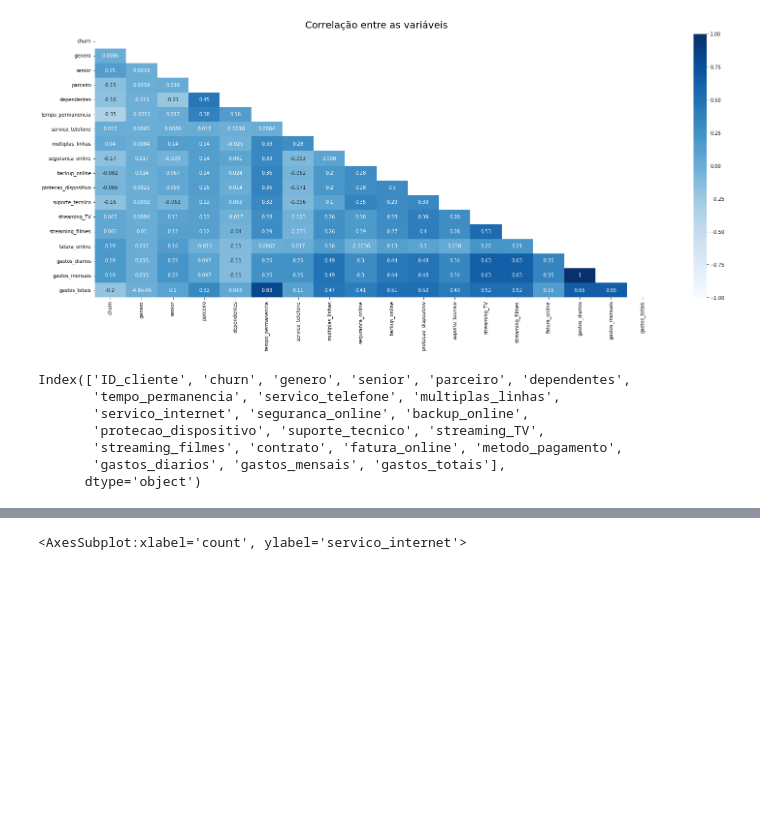
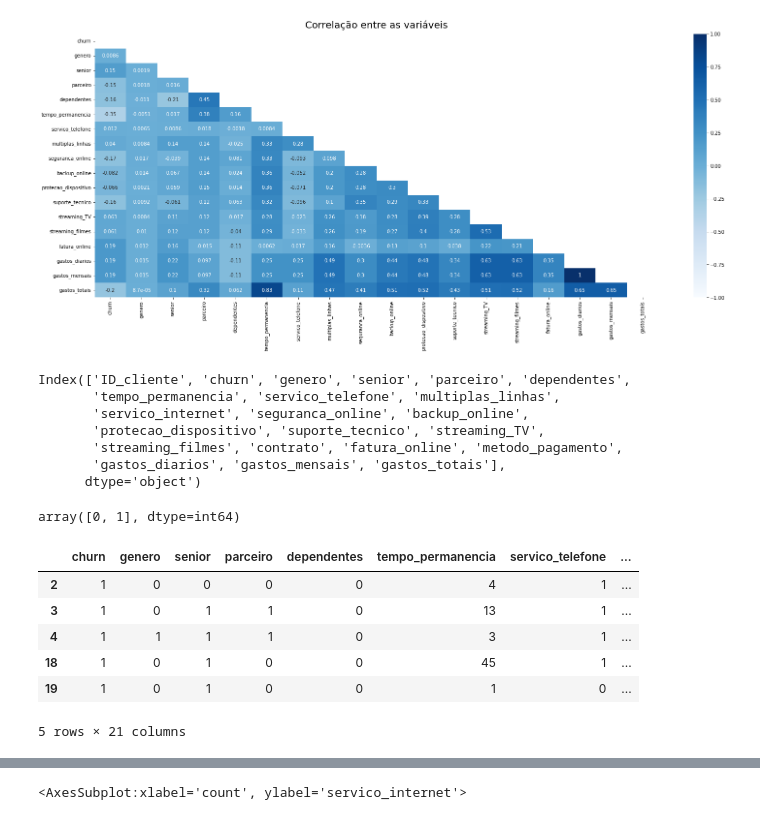
Before and after one commit to duartejr/challenge_data_science_alura_voz, a Jupyter notebook: semana_2_analise_variavel_churn.ipynb, the cells around one changed output, grey strips where cells are left out. Saved outputs shown, nothing was run; the diff lists cells and outputs as text; code cells hidden in the pictures; blank space fills up the shorter version.

```diff
--- a/semana_2_analise_variavel_churn.ipynb
+++ b/semana_2_analise_variavel_churn.ipynb
@@ -119,0 +120,14 @@ Index(['ID_cliente', 'churn', 'genero', 'senior', 'parceiro', 'dependentes',
+# %%
+clientes_churn.parceiro.unique()
+# %% [output]
+array([0, 1], dtype=int64)
+# %%
+clientes_churn.head()
+# %% [output]
+|  | churn | genero | senior | parceiro | dependentes | tempo_permanencia | servico_telefone | ... |
+| 2 | 1 | 0 | 0 | 0 | 0 | 4 | 1 | ... |
+| 3 | 1 | 0 | 1 | 1 | 0 | 13 | 1 | ... |
+| 4 | 1 | 1 | 1 | 1 | 0 | 3 | 1 | ... |
+| 18 | 1 | 0 | 1 | 0 | 0 | 45 | 1 | ... |
+| 19 | 1 | 0 | 1 | 0 | 0 | 1 | 0 | ... |
+5 rows × 21 columns
```
Also changed, not shown: parts of 5 cells of this notebook, 1 other file.
